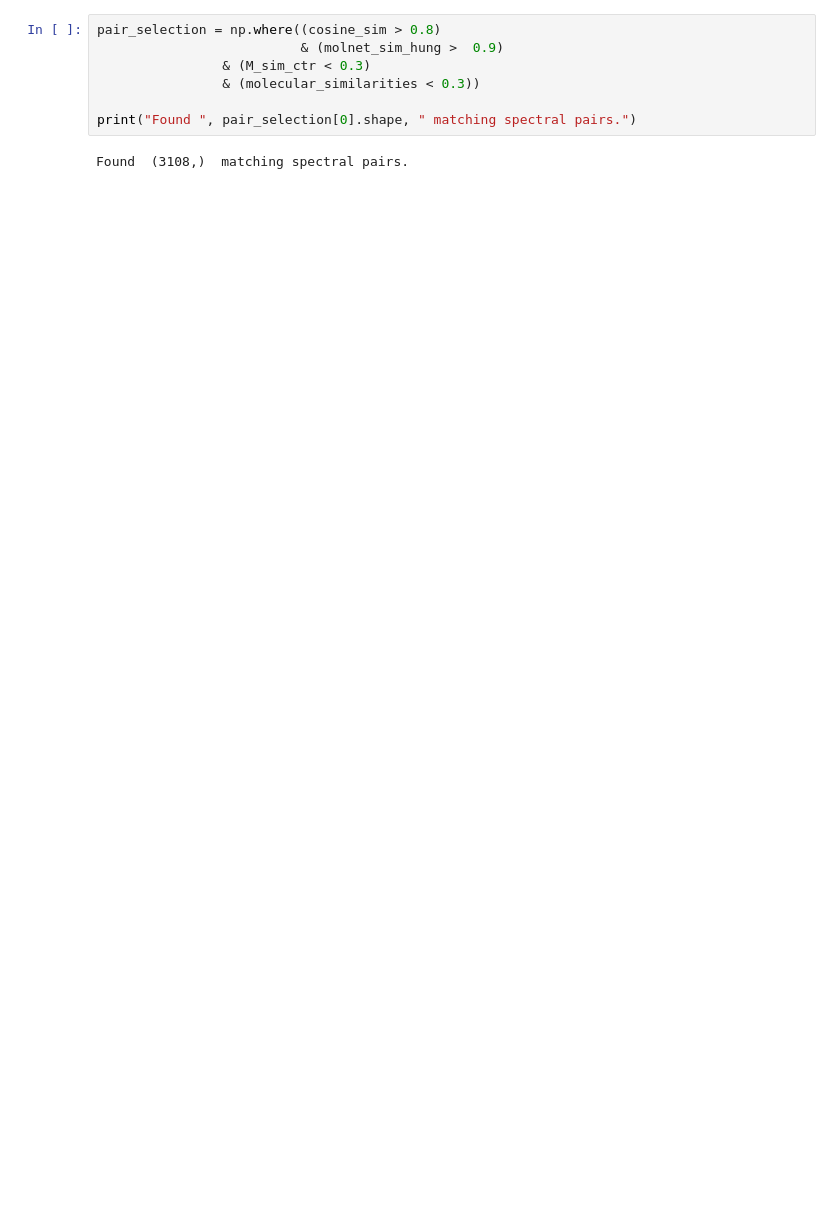
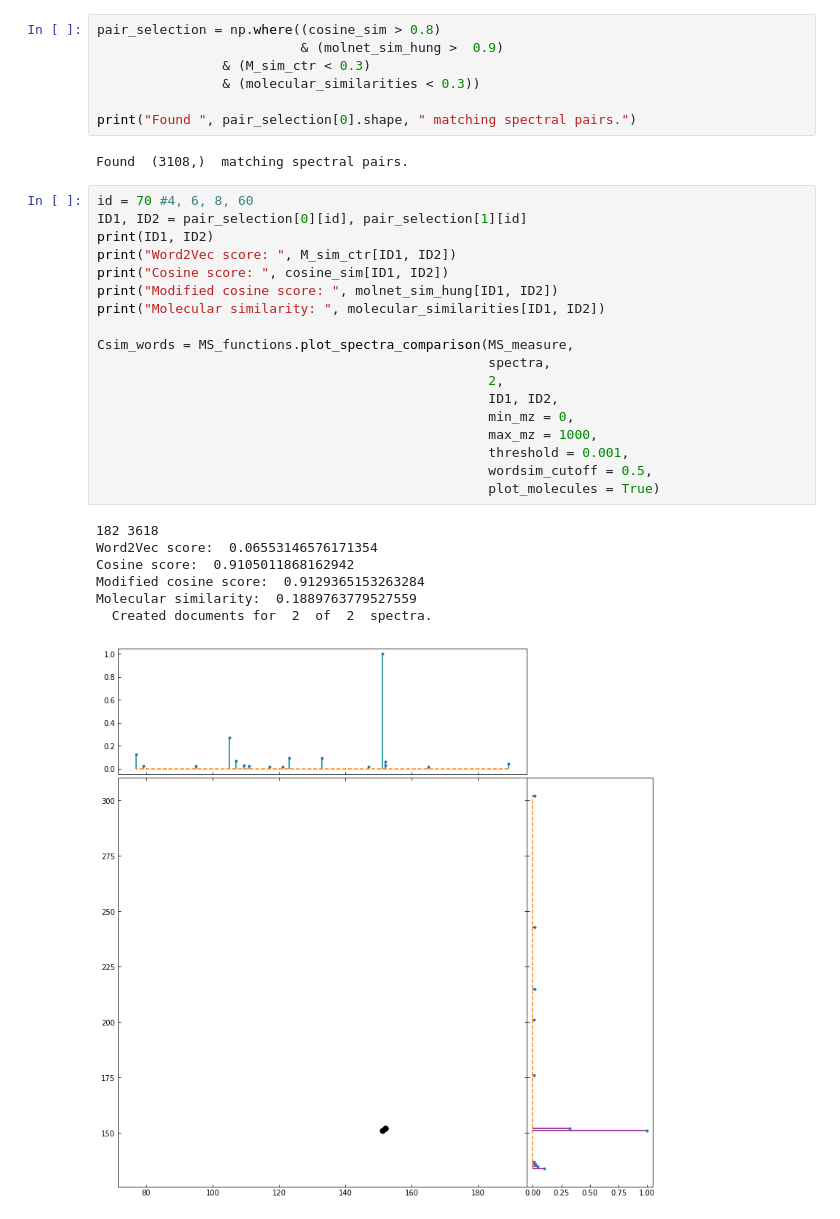
Before and after one commit to florian-huber/SeSiMe, a Jupyter notebook: notebooks/SeSiMe_MS_gnps_unique_smiles_in-depth_examples.ipynb, the cells around one changed output. Cells and saved outputs as stored; diff of their text form; blank space fills up the shorter version.

```diff
--- a/notebooks/SeSiMe_MS_gnps_unique_smiles_in-depth_examples.ipynb
+++ b/notebooks/SeSiMe_MS_gnps_unique_smiles_in-depth_examples.ipynb
@@ -181,3 +173,29 @@ pair_selection = np.where((cosine_sim > 0.8)
 print("Found ", pair_selection[0].shape, " matching spectral pairs.")
 # %% [output]
 Found  (3108,)  matching spectral pairs.
+# %%
+id = 70 #4, 6, 8, 60
+ID1, ID2 = pair_selection[0][id], pair_selection[1][id]
+print(ID1, ID2)
+print("Word2Vec score: ", M_sim_ctr[ID1, ID2])
+print("Cosine score: ", cosine_sim[ID1, ID2])
+print("Modified cosine score: ", molnet_sim_hung[ID1, ID2])
+print("Molecular similarity: ", molecular_similarities[ID1, ID2])
+
+Csim_words = MS_functions.plot_spectra_comparison(MS_measure,
+                                                  spectra,
+                                                  2,
+                                                  ID1, ID2,
+                                                  min_mz = 0,
+                                                  max_mz = 1000,
+                                                  threshold = 0.001,
+                                                  wordsim_cutoff = 0.5,
+                                                  plot_molecules = True)
+# %% [output]
+182 3618
+Word2Vec score:  0.06553146576171354
+Cosine score:  0.9105011868162942
+Modified cosine score:  0.9129365153263284
+Molecular similarity:  0.1889763779527559
+  Created documents for  2  of  2  spectra.
+[figure, added]
```
Also changed, not shown: parts of 11 cells of this notebook.
